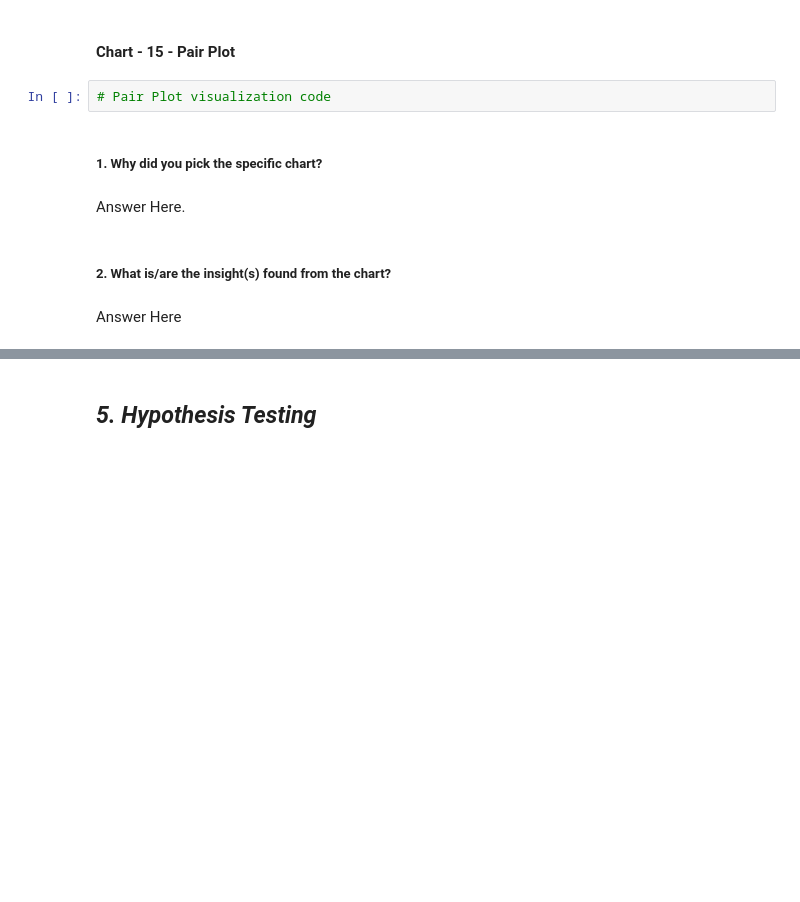
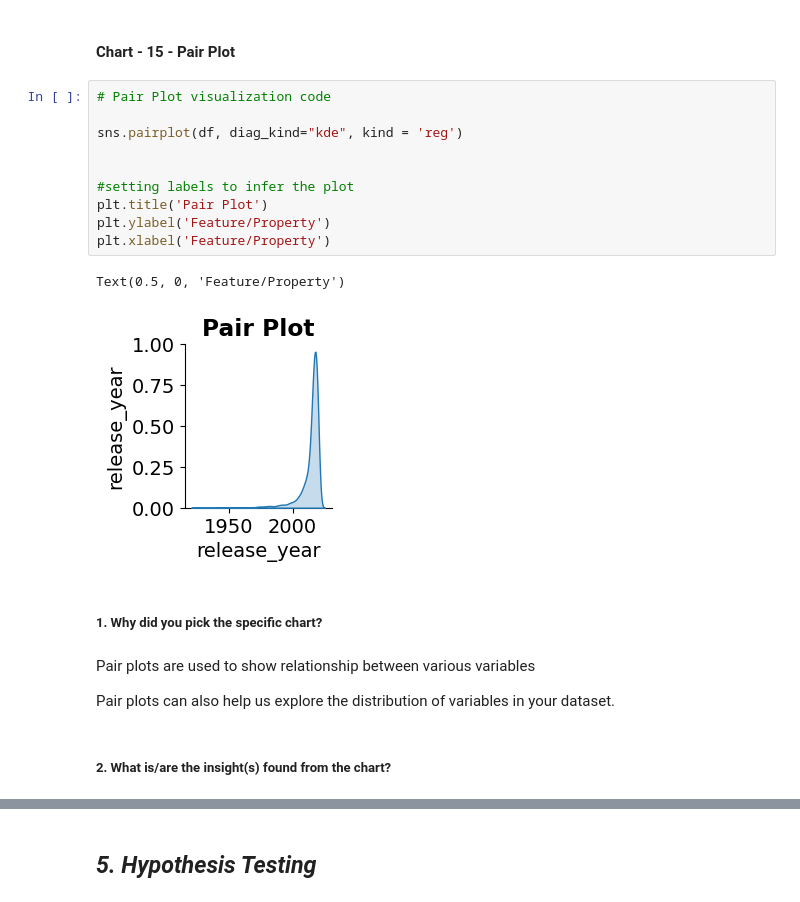
Before and after one commit to saraswatiyangandul20/NetflixMoviesAndTVShowsClustering, a Jupyter notebook: NetflixMoviesAndTVShowsClustering.ipynb, the cells around one changed output, grey strips where cells are left out. Drawn from its saved outputs; the diff is of its cells as text; blank space fills up the shorter version.

```diff
--- a/NetflixMoviesAndTVShowsClustering.ipynb
+++ b/NetflixMoviesAndTVShowsClustering.ipynb
@@ -858,12 +869,23 @@ Answer Here
 # %% [markdown]
 #### Chart - 15 - Pair Plot
-# %%
-# Pair Plot visualization code
+# %%
+# Pair Plot visualization code
+
+sns.pairplot(df, diag_kind="kde", kind = 'reg')
+
+
+#setting labels to infer the plot
+plt.title('Pair Plot')
+plt.ylabel('Feature/Property')
+plt.xlabel('Feature/Property')
+# %% [output]
+Text(0.5, 0, 'Feature/Property')
+[figure, added]
 # %% [markdown]
 ##### 1. Why did you pick the specific chart?
-# %% [markdown]
-Answer Here.
+# %% [markdown]
+Pair plots are used to show relationship between various variables
+
+Pair plots can also help us explore the distribution of variables in your dataset.
 # %% [markdown]
 ##### 2. What is/are the insight(s) found from the chart?
-# %% [markdown]
-Answer Here
```
Also changed, not shown: parts of 25 cells of this notebook.
